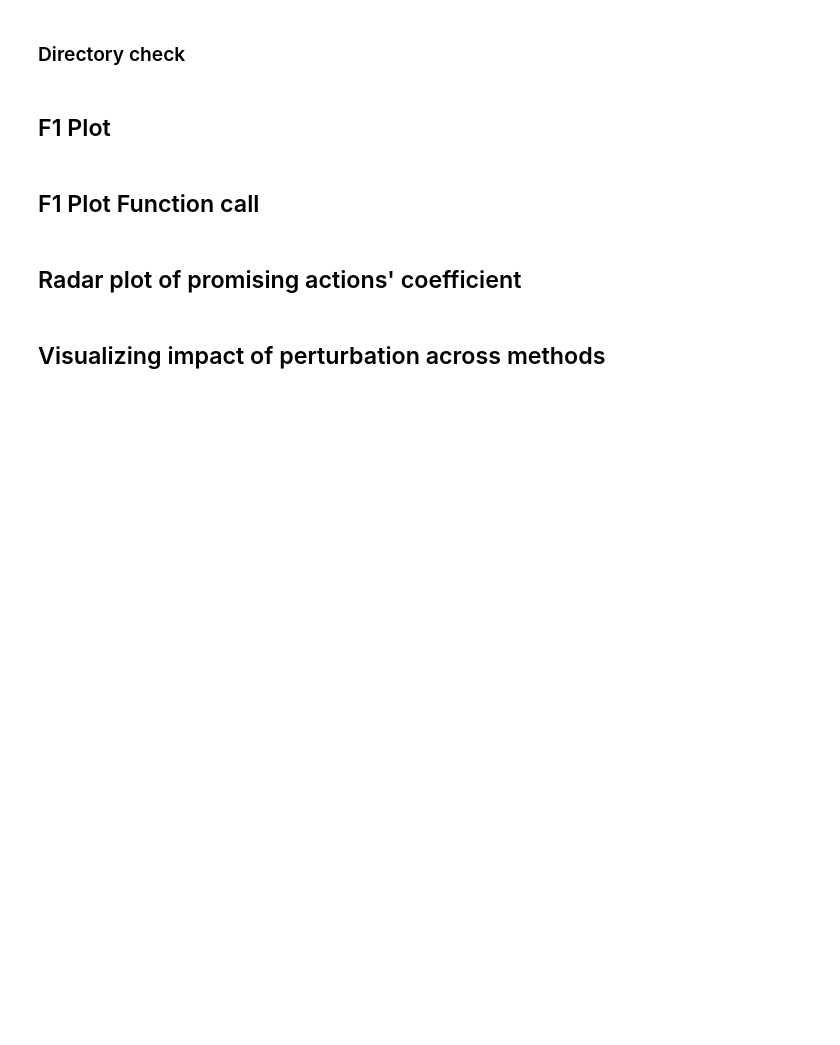
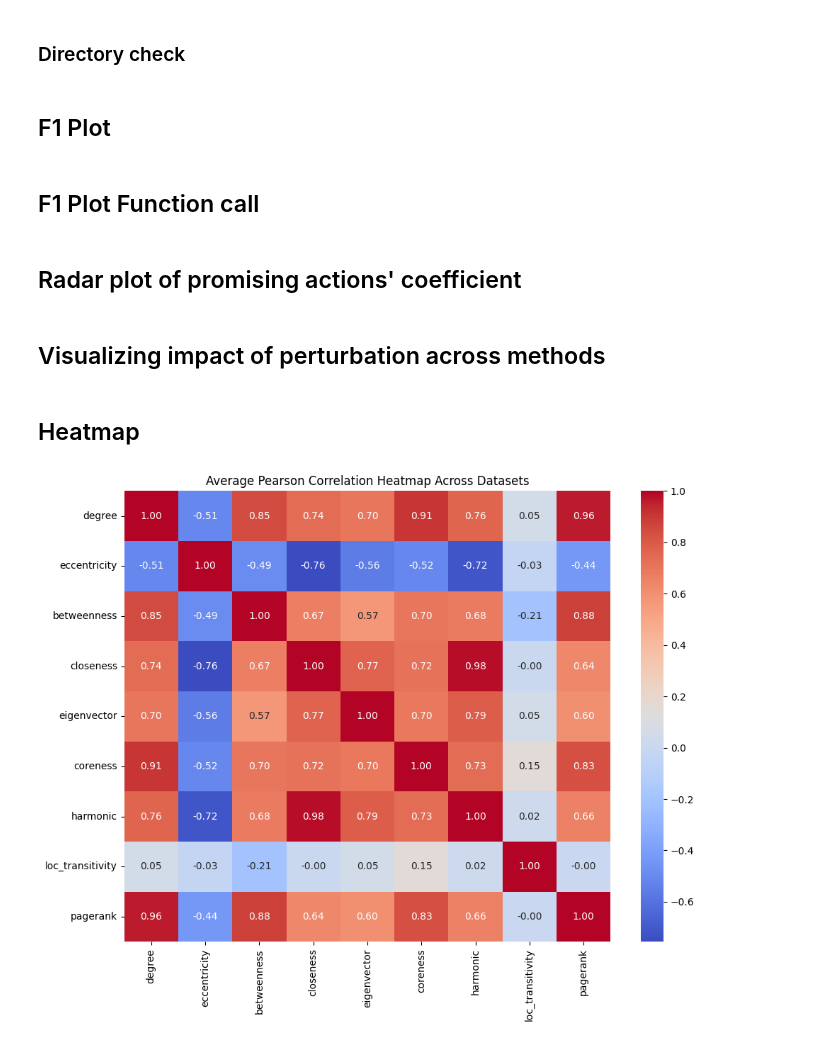
Before and after one commit to hercolelab/community-membership-hiding, a Jupyter notebook: notebooks/plot_all_datasets.ipynb, the cells around one changed output. Saved outputs shown, nothing was run; the diff lists cells and outputs as text; code cells hidden in the pictures; blank space fills up the shorter version.

Commit message:
add average correlation

```diff
--- a/notebooks/plot_all_datasets.ipynb
+++ b/notebooks/plot_all_datasets.ipynb
@@ -406,3 +406,41 @@ plt.legend(handles=custom_handles, loc='upper center', bbox_to_anchor=(0.47, 1.3
 plt.grid(True, which="both", linestyle="--", linewidth=0.5)
 plt.tight_layout()
 plt.show()
+# %% [markdown]
+## Heatmap
+# %%
+import pandas as pd
+import numpy as np
+import seaborn as sns
+import matplotlib.pyplot as plt
+
+# Lista dei dataset (modifica se necessario)
+datasets = ["kar", "words", "vote", "pow", "fb-75", "cond-mat"]
+
+# Percorso base dove sono salvate le matrici
+base_path = "../outputs_review/feature_analysis"
+
+# Lista per accumulare le matrici di correlazione
+corr_matrices = []
+
+type = "spearman"
+
+for dataset in datasets:
+    path = f"{base_path}/{dataset}/{dataset}_{type}_corr.csv"
+    corr = pd.read_csv(path, index_col=0)
+    corr_matrices.append(corr)
+
+# Calcola la media delle matrici
+mean_corr = sum(corr_matrices) / len(corr_matrices)
+
+# Visualizza la heatmap della media
+plt.figure(figsize=(10, 8))
+sns.heatmap(mean_corr, annot=True, cmap="coolwarm", fmt=".2f")
+plt.title("Average Pearson Correlation Heatmap Across Datasets")
+plt.tight_layout()
+plt.savefig(f"{base_path}/average_{type}_corr.png")
+
+# (Opzionale) Salva la matrice media come CSV
+mean_corr.to_csv(f"{base_path}/average_{type}_corr.csv")
+# %% [output]
+[figure, added]
```
Also changed, not shown: 4 other files.
